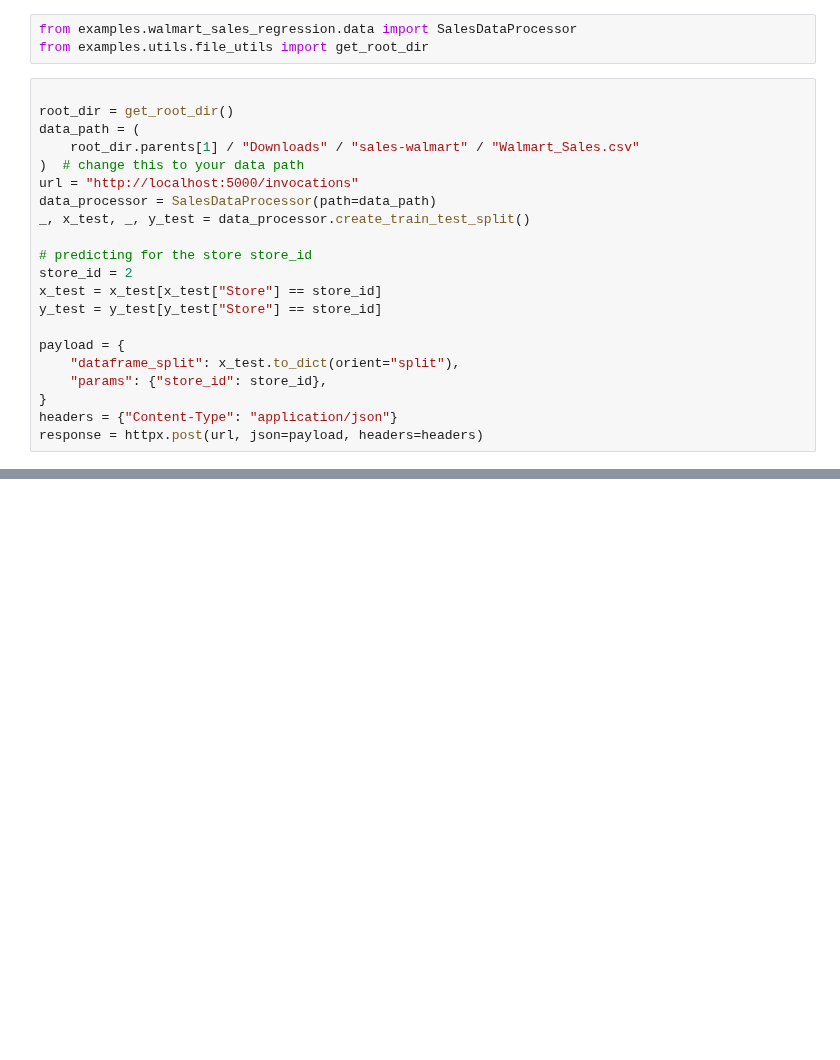
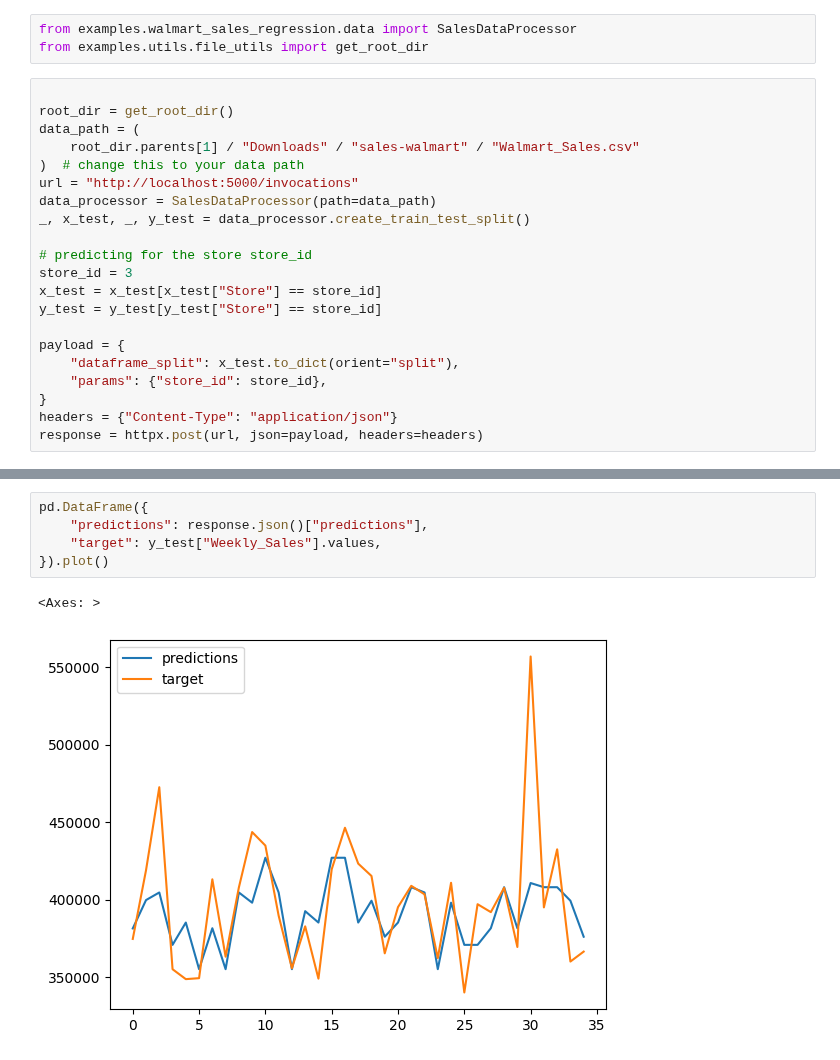
Before and after one commit to manuelgilm/mlflow_for_ml_dev, a Jupyter notebook: mlflow_for_ml_dev/notebooks/local_model_serving/deploying_local_sales_regressor.ipynb, the cells around one changed output, grey strips where cells are left out. Drawn from its saved outputs; the diff is of its cells as text; blank space fills up the shorter version.

```diff
--- a/mlflow_for_ml_dev/notebooks/local_model_serving/deploying_local_sales_regressor.ipynb
+++ b/mlflow_for_ml_dev/notebooks/local_model_serving/deploying_local_sales_regressor.ipynb
@@ -31,7 +30,7 @@ data_processor = SalesDataProcessor(path=data_path)
 _, x_test, _, y_test = data_processor.create_train_test_split()
 
 # predicting for the store store_id
-store_id = 2
+store_id = 3
 x_test = x_test[x_test["Store"] == store_id]
 y_test = y_test[y_test["Store"] == store_id]
 
@@ -45,0 +63,8 @@ ConnectError: [WinError 10061] No connection could be made because the target ma
+# %%
+pd.DataFrame({
+    "predictions": response.json()["predictions"],
+    "target": y_test["Weekly_Sales"].values,
+}).plot()
+# %% [output]
+<Axes: >
+[figure, added]
```
Also changed, not shown: parts of 3 cells of this notebook.
